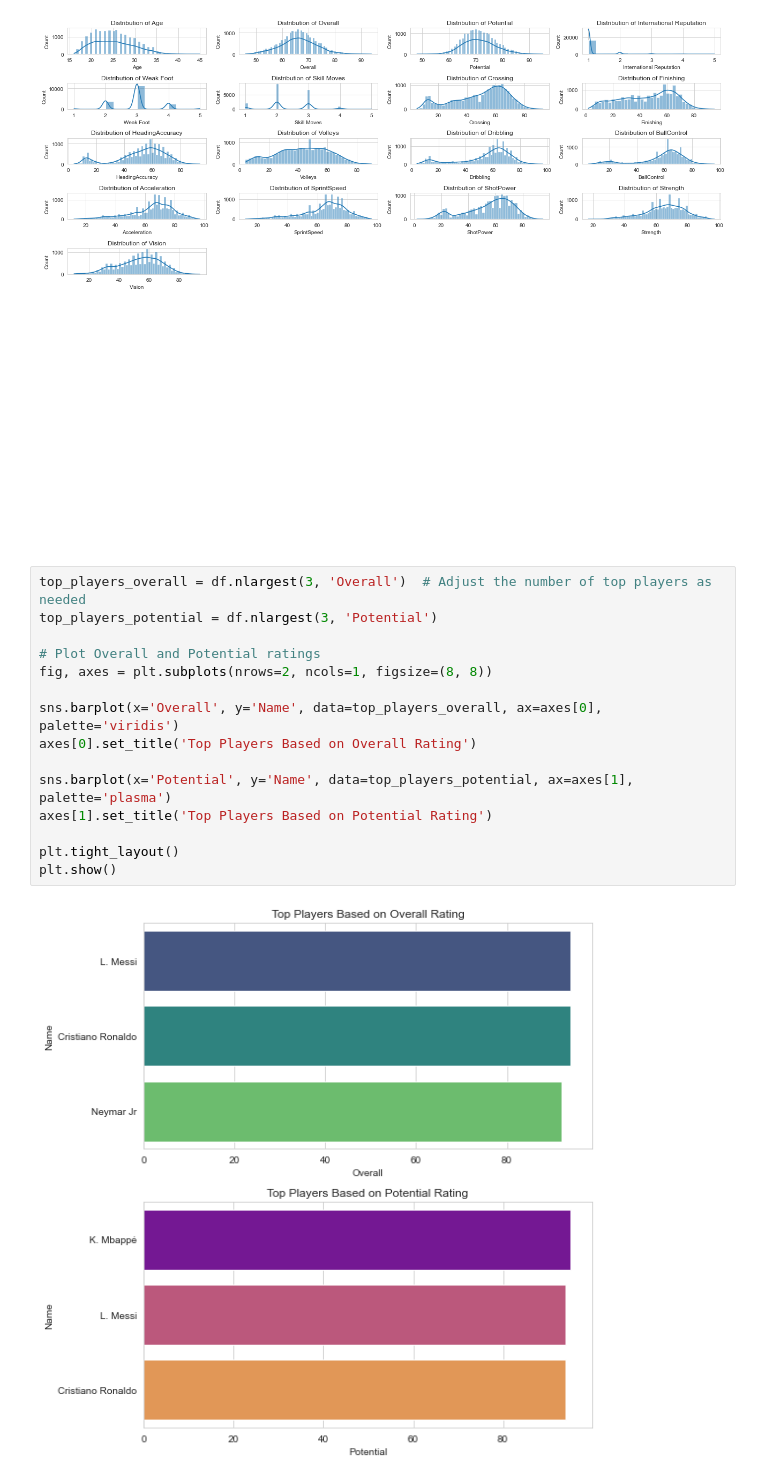
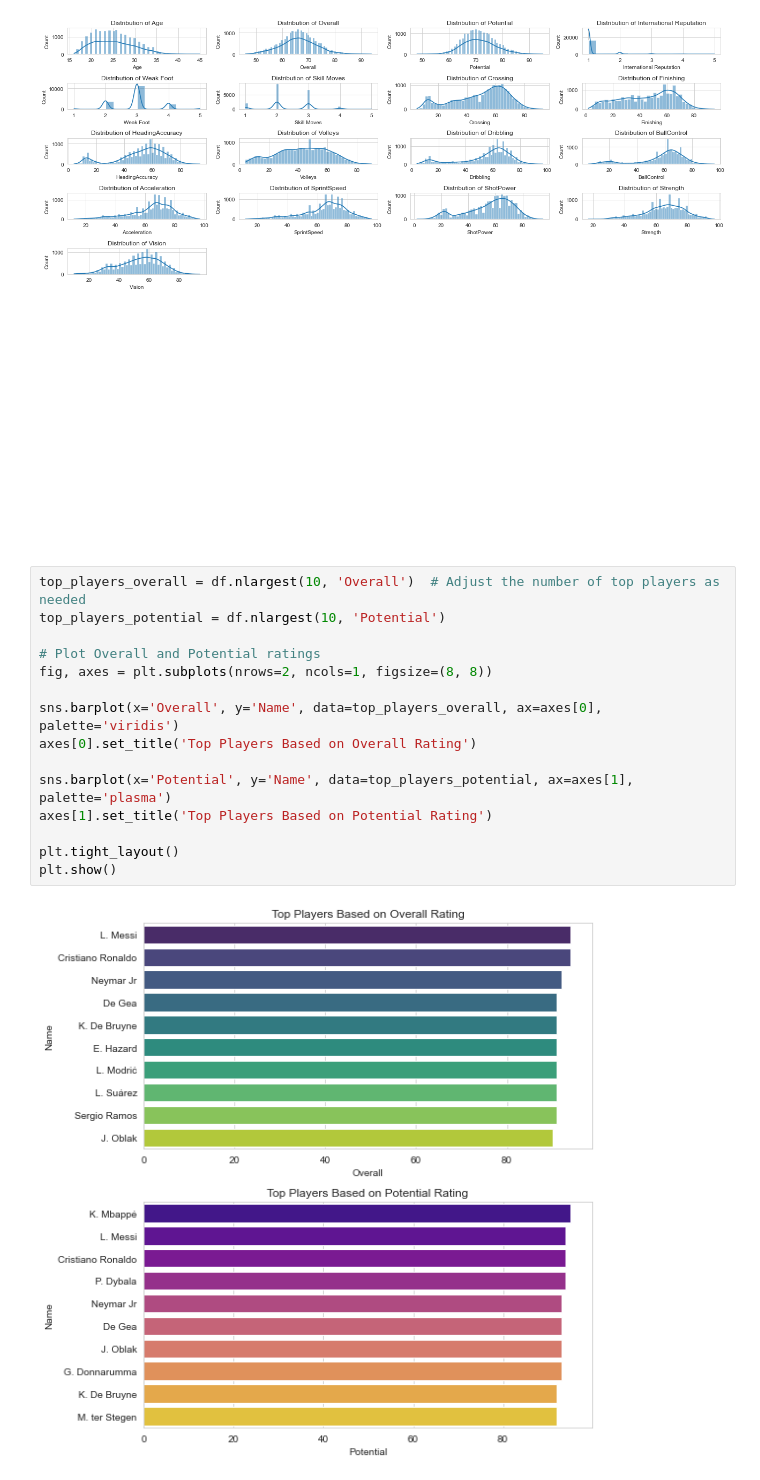
Before and after one commit to bulemi2/Football_Analysis, a Jupyter notebook: Analysis.ipynb, the cells around one changed output. Saved outputs shown, nothing was run; the diff lists cells and outputs as text.

```diff
--- a/Analysis.ipynb
+++ b/Analysis.ipynb
@@ -382,19 +383,19 @@ plt.show()
 # %% [output]
 [figure]
 # %%
-top_players_overall = df.nlargest(3, 'Overall')  # Adjust the number of top players as needed
-top_players_potential = df.nlargest(3, 'Potential')
+top_players_overall = df.nlargest(10, 'Overall')  # Adjust the number of top players as needed
+top_players_potential = df.nlargest(10, 'Potential')
 
 # Plot Overall and Potential ratings
 fig, axes = plt.subplots(nrows=2, ncols=1, figsize=(8, 8))
 
 sns.barplot(x='Overall', y='Name', data=top_players_overall, ax=axes[0], palette='viridis')
 axes[0].set_title('Top Players Based on Overall Rating')
 
 sns.barplot(x='Potential', y='Name', data=top_players_potential, ax=axes[1], palette='plasma')
 axes[1].set_title('Top Players Based on Potential Rating')
 
 plt.tight_layout()
 plt.show()
 # %% [output]
-[figure, old version]
+[figure, new version]
```
Also changed, not shown: parts of 20 cells of this notebook.
